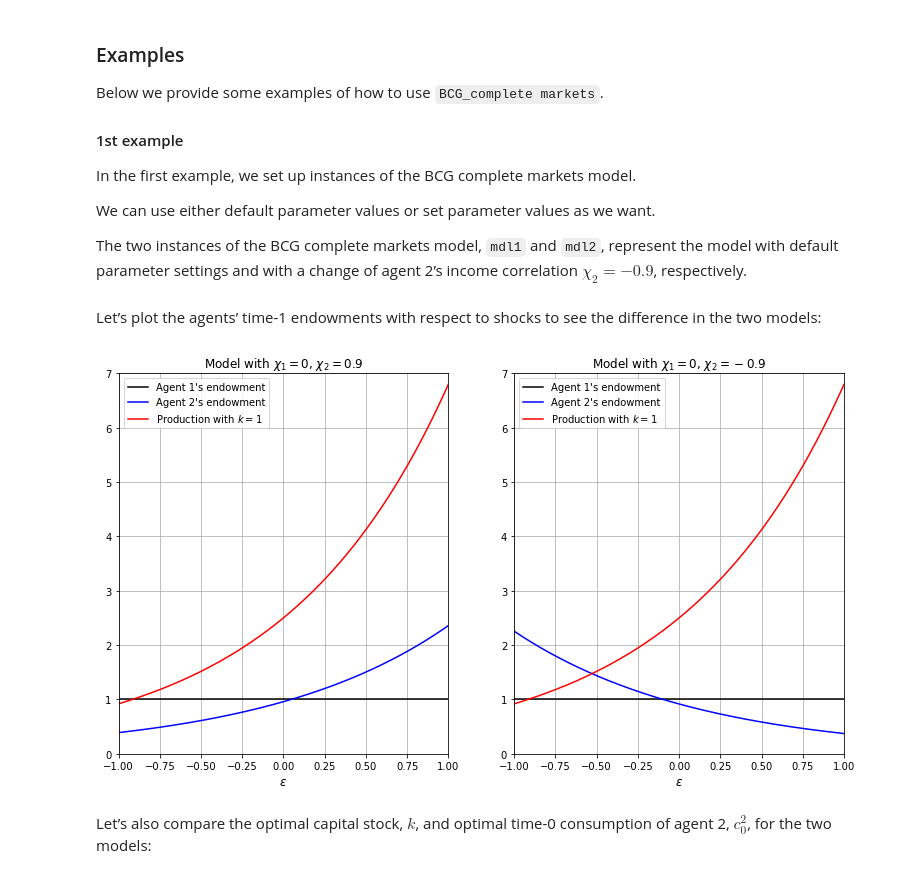
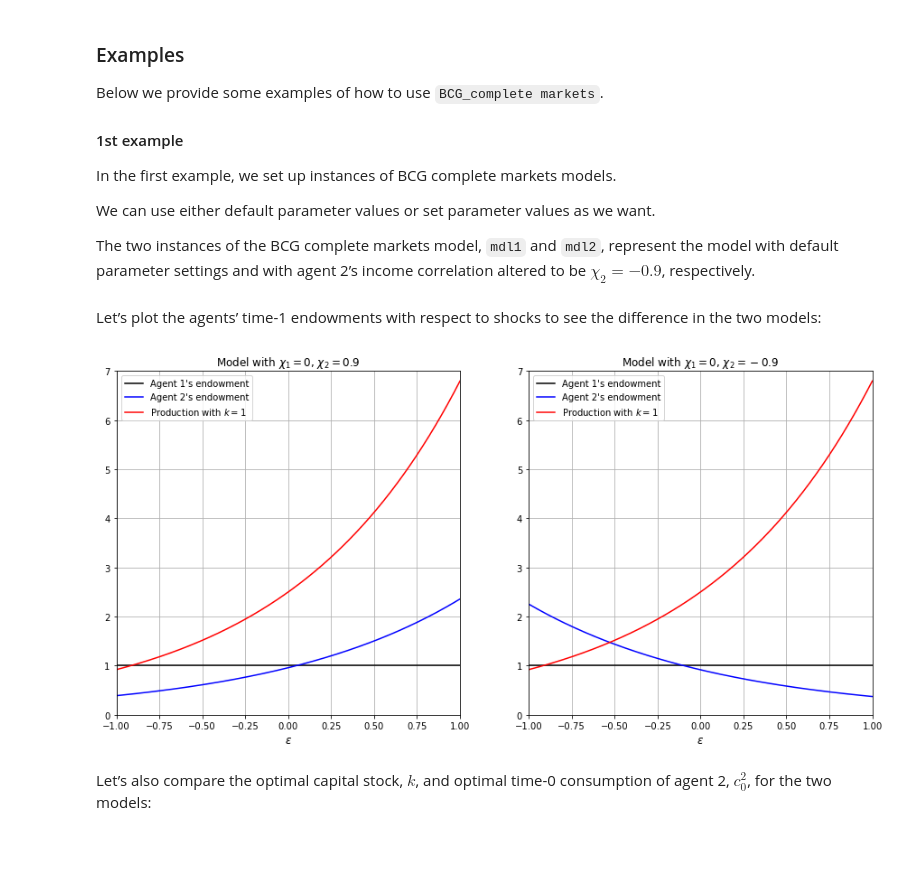
Before and after one commit to QuantEcon/phd-macro-theory-book, a Jupyter notebook: _sources/BCG_complete_mkts.ipynb, the cells around one changed output. Saved outputs shown, nothing was run; the diff lists cells and outputs as text; code cells hidden in the pictures; blank space fills up the shorter version.

```diff
--- a/_sources/BCG_complete_mkts.ipynb
+++ b/_sources/BCG_complete_mkts.ipynb
@@ -1040,15 +1050,14 @@ Below we provide some examples of how to use `BCG_complete markets`.
 
 #### 1st example
 
-In the first example, we set up instances of the BCG complete markets
-model.
+In the first example, we set up instances of  BCG complete markets
+models.
 
 We can use either default parameter values or set parameter values as we
 want.
 
 The two instances of the BCG complete markets model, `mdl1` and
-`mdl2`, represent the model with default parameter settings and with a
-change of agent 2’s income correlation $\chi_2 = -0.9$,
+`mdl2`, represent the model with default parameter settings and with  agent 2’s income correlation altered to be $\chi_2 = -0.9$,
 respectively.
 # %%
 # Example: BCG model for complete markets
@@ -1060,33 +1069,33 @@ the difference in the two models:
 # %%
 #==== Figure 1: HH endowments and firm productivity ====#
 # Realizations of innovation from -3 to 3
 epsgrid = np.linspace(-1,1,1000)
 
 
-fig, ax = plt.subplots(1,2,figsize=(13,7))
+fig, ax = plt.subplots(1,2,figsize=(15,7))
 ax[0].plot(epsgrid, mdl1.w11(epsgrid), color='black', label='Agent 1\'s endowment')
 ax[0].plot(epsgrid, mdl1.w21(epsgrid), color='blue', label='Agent 2\'s endowment')
 ax[0].plot(epsgrid, mdl1.Y(epsgrid,1), color='red', label=r'Production with $k=1$')
 ax[0].set_xlim([-1,1])
 ax[0].set_ylim([0,7])
 ax[0].set_xlabel(r'$\epsilon$',fontsize=12)
 ax[0].set_title(r'Model with $\chi_1 = 0$, $\chi_2 = 0.9$')
 ax[0].legend()
 ax[0].grid()
 
 ax[1].plot(epsgrid, mdl2.w11(epsgrid), color='black', label='Agent 1\'s endowment')
 ax[1].plot(epsgrid, mdl2.w21(epsgrid), color='blue', label='Agent 2\'s endowment')
 ax[1].plot(epsgrid, mdl2.Y(epsgrid,1), color='red', label=r'Production with $k=1$')
 ax[1].set_xlim([-1,1])
 ax[1].set_ylim([0,7])
 ax[1].set_xlabel(r'$\epsilon$',fontsize=12)
 ax[1].set_title(r'Model with $\chi_1 = 0$, $\chi_2 = -0.9$')
 ax[1].legend()
 ax[1].grid()
 
 plt.show()
 # %% [output]
-[figure, old version]
+[figure, new version]
 # %% [markdown]
 Let’s also compare the optimal capital stock, $k$, and optimal
 time-0 consumption of agent 2, $c^2_0$, for the two models:
```
Also changed, not shown: parts of 5 cells of this notebook, 11 other files.
